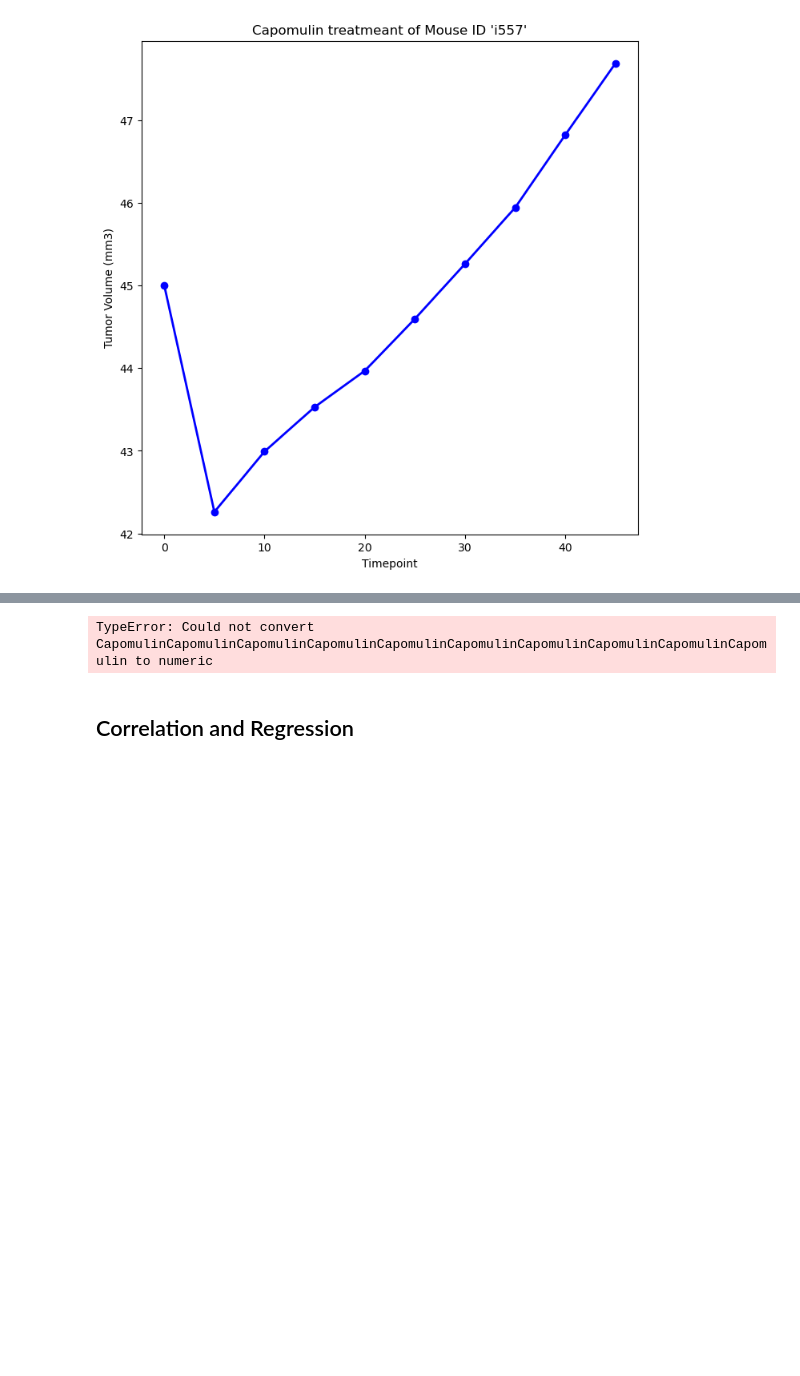
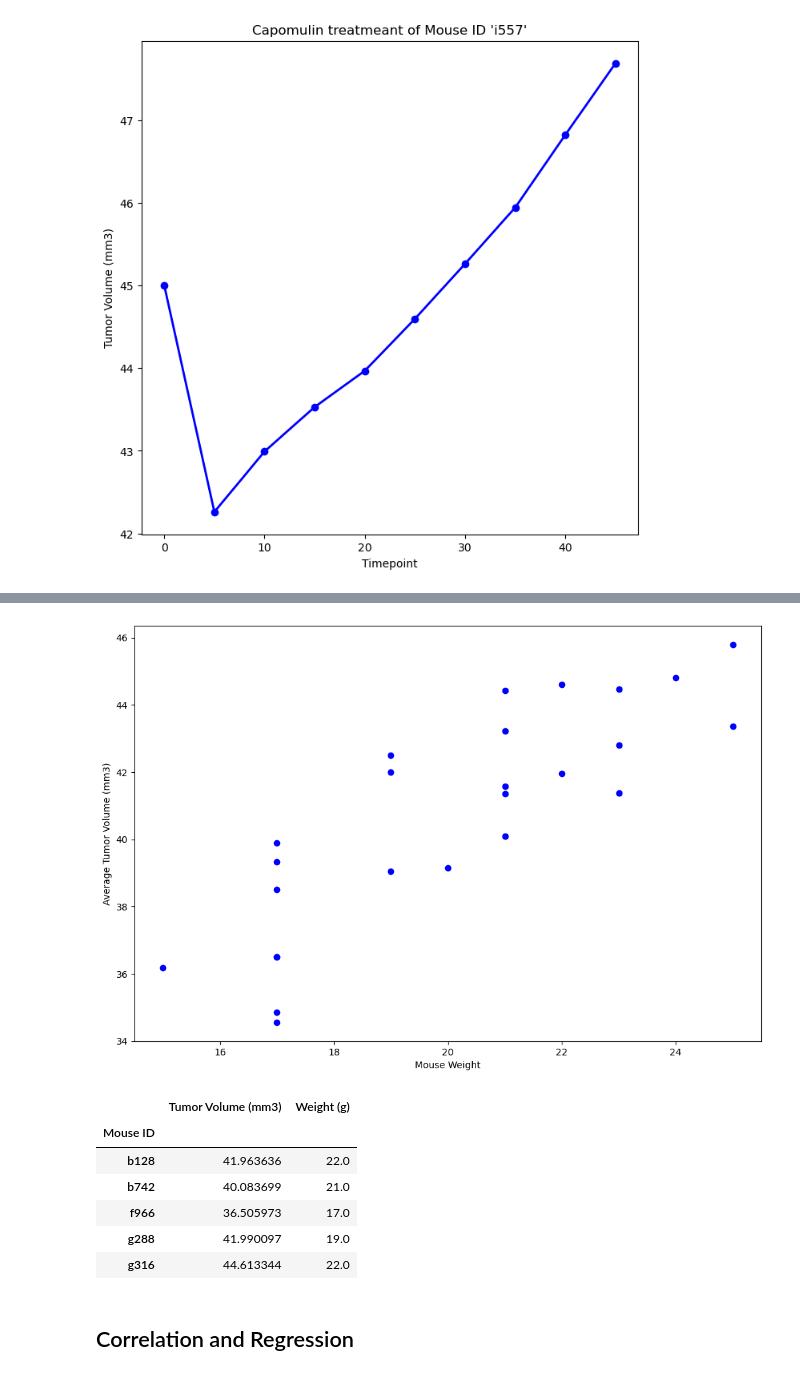
Before and after one commit to limbupella/Matplotlib, a Jupyter notebook: Pymaceuticals/pymaceuticals_starter.ipynb, the cells around one changed output, grey strips where cells are left out. Saved outputs shown, nothing was run; the diff lists cells and outputs as text; code cells hidden in the pictures; blank space fills up the shorter version.

```diff
--- a/Pymaceuticals/pymaceuticals_starter.ipynb
+++ b/Pymaceuticals/pymaceuticals_starter.ipynb
@@ -321,16 +335,30 @@ plt.show()
 # %%
 # Generate a scatter plot of mouse weight vs. the average observed tumor volume for the entire Capomulin regimen
-avg_reg_df = capomulin_df.groupby(['Mouse ID']).mean()
+cap_reg_df = clean_df.loc[clean_df["Drug Regimen"] == "Capomulin",:]
+cap_reg_df
 
-#Scatter Plot
-fig1, ax1 = plt.subplots()
+avgreg_df = cap_reg_df[['Mouse ID', 'Tumor Volume (mm3)', 'Weight (g)']].groupby(["Mouse ID"]).mean()
+avgreg_df
+
+#Scatter Plotav
+fig1, ax1 = plt.subplots(figsize=(12, 8))
+plt.scatter(avgreg_df["Weight (g)"],avgreg_df["Tumor Volume (mm3)"], color="blue")
 plt.xlabel("Mouse Weight")
 plt.ylabel("Average Tumor Volume (mm3)")
-plt.scatter(avg_reg_df['Weight (g)'],avg_reg_df['Tumor Volume (mm3)'], color="blue")
+
+plt.savefig('scatterplots')
 
 plt.show()
+avgreg_df.head()
 # %% [output]
-TypeError: Could not convert CapomulinCapomulinCapomulinCapomulinCapomulinCapomulinCapomulinCapomulinCapomulinCapomulin to numeric
+[figure, added]
+|  | Tumor Volume (mm3) | Weight (g) |
+| Mouse ID |  |  |
+| b128 | 41.963636 | 22.0 |
+| b742 | 40.083699 | 21.0 |
+| f966 | 36.505973 | 17.0 |
+| g288 | 41.990097 | 19.0 |
+| g316 | 44.613344 | 22.0 |
 # %% [markdown]
 ## Correlation and Regression
 # %%
```
Also changed, not shown: parts of 19 cells of this notebook, 3 other files.
